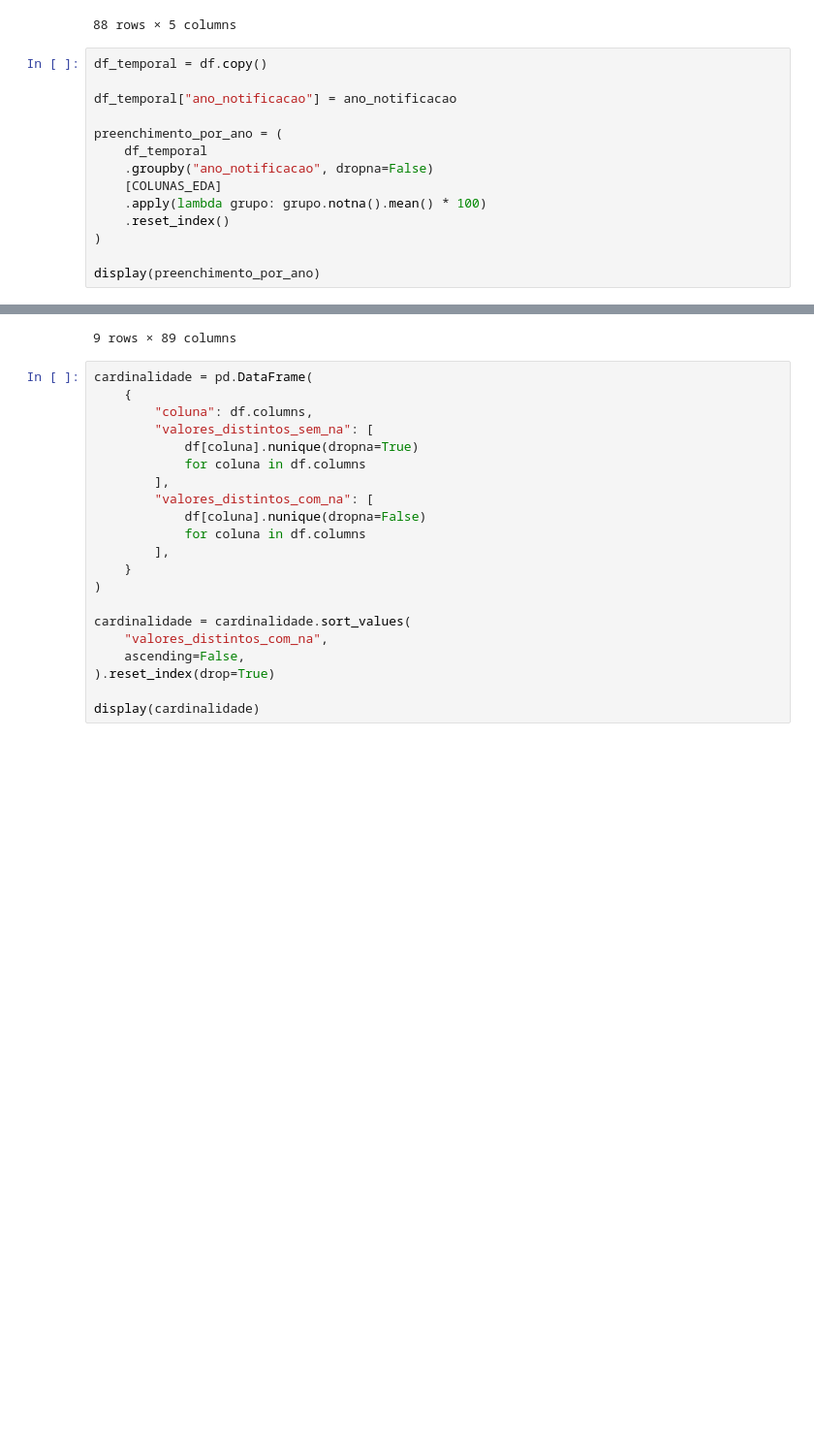
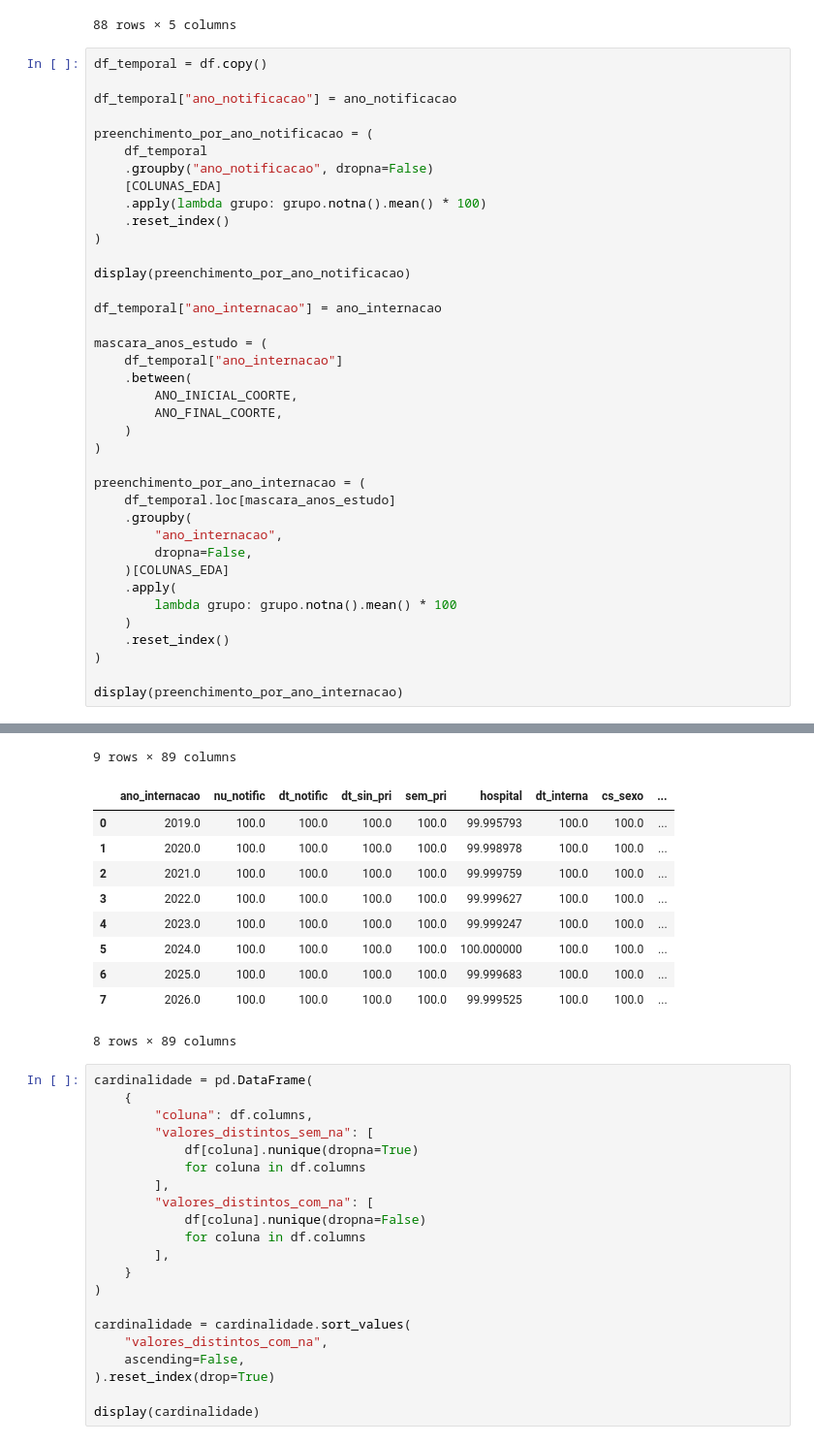
Before and after one commit to Ivan-S-Oliveira/Projeto_Integrador, a Jupyter notebook: notebooks/02_eda/01_eda_primeira_passagem.ipynb, the cells around one changed output, grey strips where cells are left out. Shown at 97% size. Saved outputs shown, nothing was run; the diff lists cells and outputs as text; blank space fills up the shorter version.

```diff
--- a/notebooks/02_eda/01_eda_primeira_passagem.ipynb
+++ b/notebooks/02_eda/01_eda_primeira_passagem.ipynb
@@ -746,29 +1679,63 @@ display(ausencias)
 # %%
 df_temporal = df.copy()
 
 df_temporal["ano_notificacao"] = ano_notificacao
 
-preenchimento_por_ano = (
+preenchimento_por_ano_notificacao = (
     df_temporal
     .groupby("ano_notificacao", dropna=False)
     [COLUNAS_EDA]
     .apply(lambda grupo: grupo.notna().mean() * 100)
     .reset_index()
 )
 
-display(preenchimento_por_ano)
+display(preenchimento_por_ano_notificacao)
+
+df_temporal["ano_internacao"] = ano_internacao
+
+mascara_anos_estudo = (
+    df_temporal["ano_internacao"]
+    .between(
+        ANO_INICIAL_COORTE,
+        ANO_FINAL_COORTE,
+    )
+)
+
+preenchimento_por_ano_internacao = (
+    df_temporal.loc[mascara_anos_estudo]
+    .groupby(
+        "ano_internacao",
+        dropna=False,
+    )[COLUNAS_EDA]
+    .apply(
+        lambda grupo: grupo.notna().mean() * 100
+    )
+    .reset_index()
+)
+
+display(preenchimento_por_ano_internacao)
 # %% [output]
 |  | ano_notificacao | nu_notific | dt_notific | dt_sin_pri | sem_pri | hospital | dt_interna | cs_sexo | ... |
 | 0 | 2018 | 100.0 | 100.0 | 100.0 | 100.0 | 100.000000 | 100.000000 | 100.0 | ... |
 | 1 | 2019 | 100.0 | 100.0 | 100.0 | 100.0 | 99.440720 | 97.318748 | 100.0 | ... |
 | 2 | 2020 | 100.0 | 100.0 | 100.0 | 100.0 | 97.624625 | 92.570772 | 100.0 | ... |
 | 3 | 2021 | 100.0 | 100.0 | 100.0 | 100.0 | 97.372476 | 93.659249 | 100.0 | ... |
 | 4 | 2022 | 100.0 | 100.0 | 100.0 | 100.0 | 96.706461 | 92.862856 | 100.0 | ... |
 | 5 | 2023 | 100.0 | 100.0 | 100.0 | 100.0 | 97.215023 | 94.232778 | 100.0 | ... |
 | 6 | 2024 | 100.0 | 100.0 | 100.0 | 100.0 | 97.840749 | 94.319955 | 100.0 | ... |
 | 7 | 2025 | 100.0 | 100.0 | 100.0 | 100.0 | 97.960910 | 94.575476 | 100.0 | ... |
 | 8 | 2026 | 100.0 | 100.0 | 100.0 | 100.0 | 97.635766 | 93.910212 | 100.0 | ... |
 9 rows × 89 columns
+|  | ano_internacao | nu_notific | dt_notific | dt_sin_pri | sem_pri | hospital | dt_interna | cs_sexo | ... |
+| 0 | 2019.0 | 100.0 | 100.0 | 100.0 | 100.0 | 99.995793 | 100.0 | 100.0 | ... |
+| 1 | 2020.0 | 100.0 | 100.0 | 100.0 | 100.0 | 99.998978 | 100.0 | 100.0 | ... |
+| 2 | 2021.0 | 100.0 | 100.0 | 100.0 | 100.0 | 99.999759 | 100.0 | 100.0 | ... |
+| 3 | 2022.0 | 100.0 | 100.0 | 100.0 | 100.0 | 99.999627 | 100.0 | 100.0 | ... |
+| 4 | 2023.0 | 100.0 | 100.0 | 100.0 | 100.0 | 99.999247 | 100.0 | 100.0 | ... |
+| 5 | 2024.0 | 100.0 | 100.0 | 100.0 | 100.0 | 100.000000 | 100.0 | 100.0 | ... |
+| 6 | 2025.0 | 100.0 | 100.0 | 100.0 | 100.0 | 99.999683 | 100.0 | 100.0 | ... |
+| 7 | 2026.0 | 100.0 | 100.0 | 100.0 | 100.0 | 99.999525 | 100.0 | 100.0 | ... |
+8 rows × 89 columns
 # %%
 cardinalidade = pd.DataFrame(
     {
```
Also changed, not shown: parts of 14 cells of this notebook, 9 other files.
